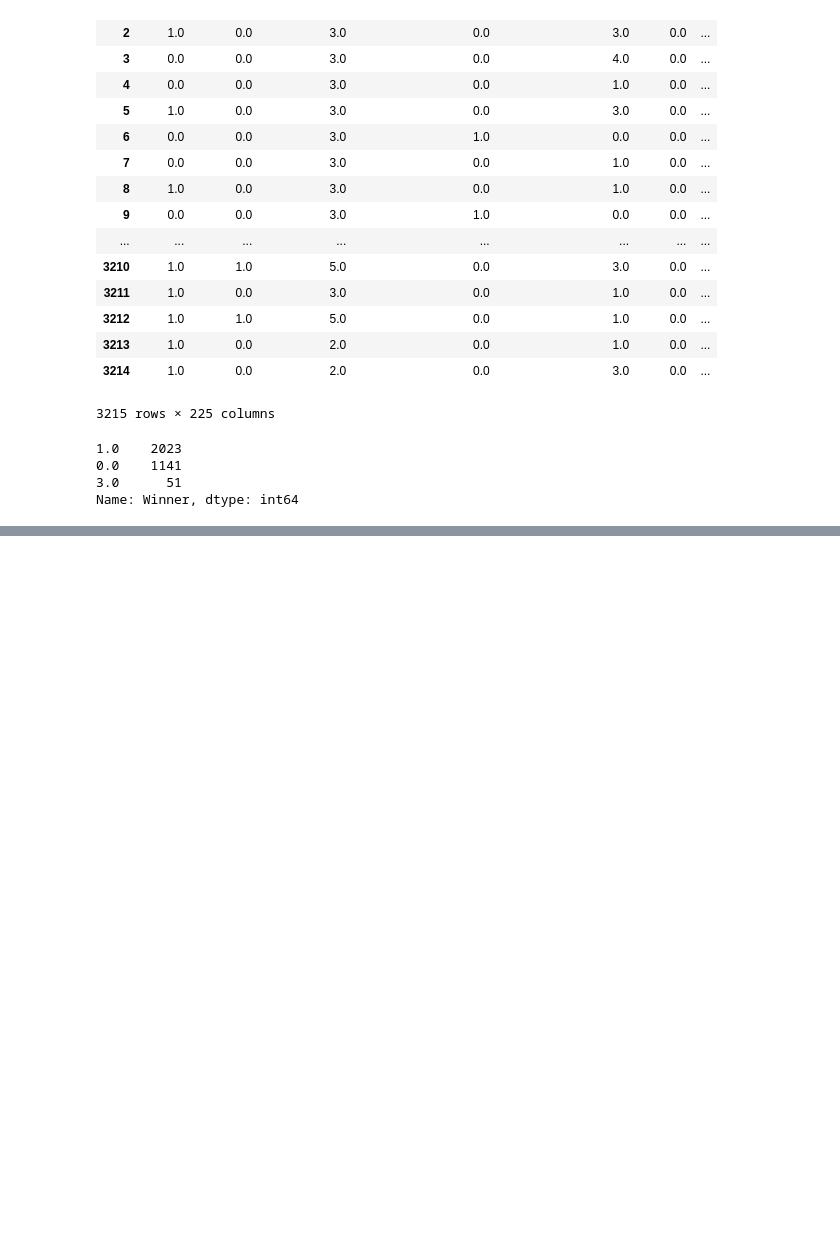
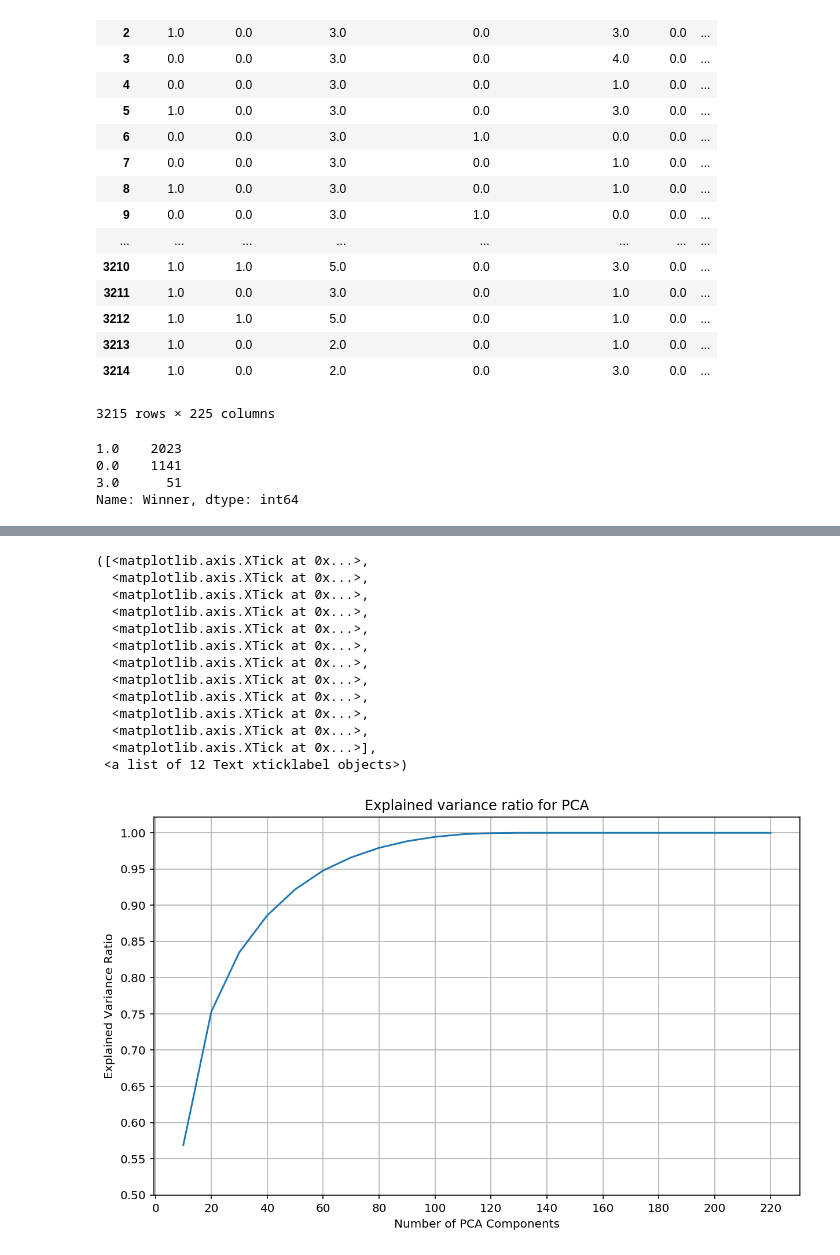
Before and after one commit to peteryph/Kaggle-Heart-Disease-UCI, a Jupyter notebook: UFC fight club.ipynb, the cells around one changed output, grey strips where cells are left out. Drawn from its saved outputs; the diff is of its cells as text; code cells hidden in the pictures; blank space fills up the shorter version.

```diff
--- a/UFC fight club.ipynb
+++ b/UFC fight club.ipynb
@@ -221,0 +242,31 @@ sampled_df["Winner"] = Y_rus
+# %%
+candidate_components = range(10, 225, 10)
+explained_ratios = []
+for c in candidate_components:
+    pca = PCA(n_components=c)
+    X_pca = pca.fit_transform(df.drop(columns = ["Winner"]))
+    explained_ratios.append(np.sum(pca.explained_variance_ratio_))
+
+plt.figure(figsize=(10, 6), dpi=144)
+plt.grid()
+plt.plot(candidate_components, explained_ratios)
+plt.xlabel('Number of PCA Components')
+plt.ylabel('Explained Variance Ratio')
+plt.title('Explained variance ratio for PCA')
+plt.yticks(np.arange(0.5, 1.05, .05))
+plt.xticks(np.arange(0, 240, 20))
+# %% [output]
+([<matplotlib.axis.XTick at 0x...>,
+  <matplotlib.axis.XTick at 0x...>,
+  <matplotlib.axis.XTick at 0x...>,
+  <matplotlib.axis.XTick at 0x...>,
+  <matplotlib.axis.XTick at 0x...>,
+  <matplotlib.axis.XTick at 0x...>,
+  <matplotlib.axis.XTick at 0x...>,
+  <matplotlib.axis.XTick at 0x...>,
+  <matplotlib.axis.XTick at 0x...>,
+  <matplotlib.axis.XTick at 0x...>,
+  <matplotlib.axis.XTick at 0x...>,
+  <matplotlib.axis.XTick at 0x...>],
+ <a list of 12 Text xticklabel objects>)
+[figure, added]
```
Also changed, not shown: parts of 13 cells of this notebook.
